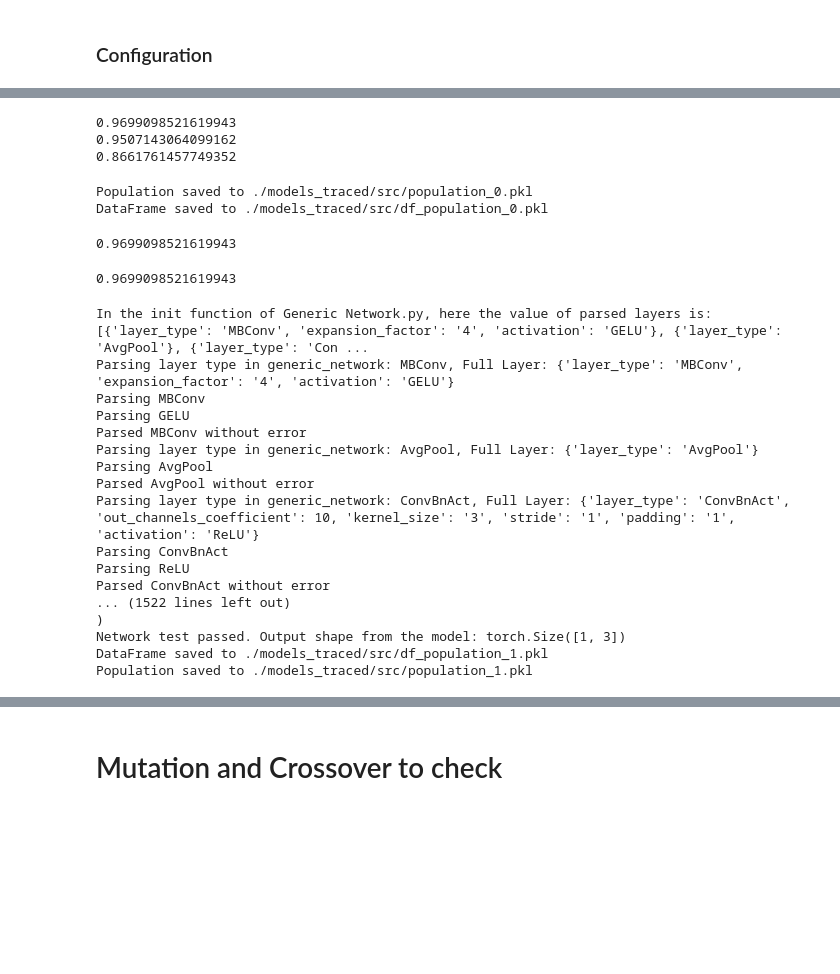
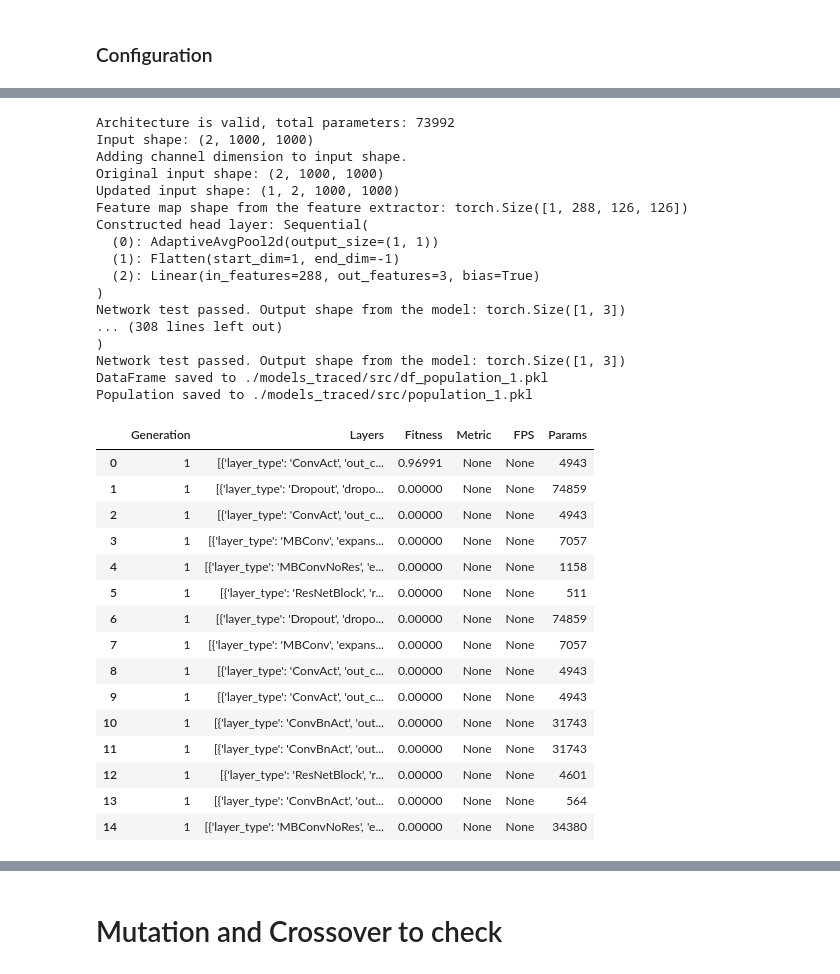
Before and after one commit to sirbastiano/pynas, a Jupyter notebook: main.ipynb, the cells around one changed output, grey strips where cells are left out. Drawn from its saved outputs; the diff is of its cells as text; code cells hidden in the pictures; blank space fills up the shorter version.

Commit message:
Refactor mutation and generic_network classes; remove debug print statements

```diff
--- a/main.ipynb
+++ b/main.ipynb
@@ -548,5 +549,6 @@ class Population:
     def __len__(self):
         return len(self.population)
 # %%
-# Example usage:
+max_layers = 5
 pop = Population(15, max_layers, dm=dm)
+pop.initial_poll()
@@ -595,41 +613,37 @@ pop.df
-# %%
-for individual in pop.elite_models(k_best=3):
-    print(individual.fitness)
-# %% [output]
-0.9699098521619943
-0.9507143064099162
-0.8661761457749352
-# %%
-pop.sort_population()
-# %% [output]
-Population saved to ./models_traced/src/population_0.pkl
-DataFrame saved to ./models_traced/src/df_population_0.pkl
-# %%
-pop[0].fitness
-# %% [output]
-0.9699098521619943
-# %%
-sorted_pop = sorted(pop, key=lambda individual: individual.fitness, reverse=True)
-sorted_pop[0].fitness
-# %% [output]
-0.9699098521619943
 # %%
-pop.evolve(mating_pool_cutoff=0.5, mutation_probability=0.5, k_best=1, n_random=3)
+pop.evolve(mating_pool_cutoff=0.5, mutation_probability=0.85, k_best=1, n_random=3)
+pop.df
 # %% [output]
-In the init function of Generic Network.py, here the value of parsed layers is: [{'layer_type': 'MBConv', 'expansion_factor': '4', 'activation': 'GELU'}, {'layer_type': 'AvgPool'}, {'layer_type': 'Con ...
-Parsing layer type in generic_network: MBConv, Full Layer: {'layer_type': 'MBConv', 'expansion_factor': '4', 'activation': 'GELU'}
-Parsing MBConv
-Parsing GELU
-Parsed MBConv without error
-Parsing layer type in generic_network: AvgPool, Full Layer: {'layer_type': 'AvgPool'}
-Parsing AvgPool
-Parsed AvgPool without error
-Parsing layer type in generic_network: ConvBnAct, Full Layer: {'layer_type': 'ConvBnAct', 'out_channels_coefficient': 10, 'kernel_size': '3', 'stride': '1', 'padding': '1', 'activation': 'ReLU'}
-Parsing ConvBnAct
-Parsing ReLU
-Parsed ConvBnAct without error
-... (1522 lines left out)
+Architecture is valid, total parameters: 73992
+Input shape: (2, 1000, 1000)
+Adding channel dimension to input shape.
+Original input shape: (2, 1000, 1000)
+Updated input shape: (1, 2, 1000, 1000)
+Feature map shape from the feature extractor: torch.Size([1, 288, 126, 126])
+Constructed head layer: Sequential(
+  (0): AdaptiveAvgPool2d(output_size=(1, 1))
+  (1): Flatten(start_dim=1, end_dim=-1)
+  (2): Linear(in_features=288, out_features=3, bias=True)
+)
+Network test passed. Output shape from the model: torch.Size([1, 3])
+... (308 lines left out)
 )
 Network test passed. Output shape from the model: torch.Size([1, 3])
 DataFrame saved to ./models_traced/src/df_population_1.pkl
 Population saved to ./models_traced/src/population_1.pkl
+|  | Generation | Layers | Fitness | Metric | FPS | Params |
+| 0 | 1 | [{'layer_type': 'ConvAct', 'out_c... | 0.96991 | None | None | 4943 |
+| 1 | 1 | [{'layer_type': 'Dropout', 'dropo... | 0.00000 | None | None | 74859 |
+| 2 | 1 | [{'layer_type': 'ConvAct', 'out_c... | 0.00000 | None | None | 4943 |
+| 3 | 1 | [{'layer_type': 'MBConv', 'expans... | 0.00000 | None | None | 7057 |
+| 4 | 1 | [{'layer_type': 'MBConvNoRes', 'e... | 0.00000 | None | None | 1158 |
+| 5 | 1 | [{'layer_type': 'ResNetBlock', 'r... | 0.00000 | None | None | 511 |
+| 6 | 1 | [{'layer_type': 'Dropout', 'dropo... | 0.00000 | None | None | 74859 |
+| 7 | 1 | [{'layer_type': 'MBConv', 'expans... | 0.00000 | None | None | 7057 |
+| 8 | 1 | [{'layer_type': 'ConvAct', 'out_c... | 0.00000 | None | None | 4943 |
+| 9 | 1 | [{'layer_type': 'ConvAct', 'out_c... | 0.00000 | None | None | 4943 |
+| 10 | 1 | [{'layer_type': 'ConvBnAct', 'out... | 0.00000 | None | None | 31743 |
+| 11 | 1 | [{'layer_type': 'ConvBnAct', 'out... | 0.00000 | None | None | 31743 |
+| 12 | 1 | [{'layer_type': 'ResNetBlock', 'r... | 0.00000 | None | None | 4601 |
+| 13 | 1 | [{'layer_type': 'ConvBnAct', 'out... | 0.00000 | None | None | 564 |
+| 14 | 1 | [{'layer_type': 'MBConvNoRes', 'e... | 0.00000 | None | None | 34380 |
```
Also changed, not shown: parts of 5 cells of this notebook, 5 other files.
